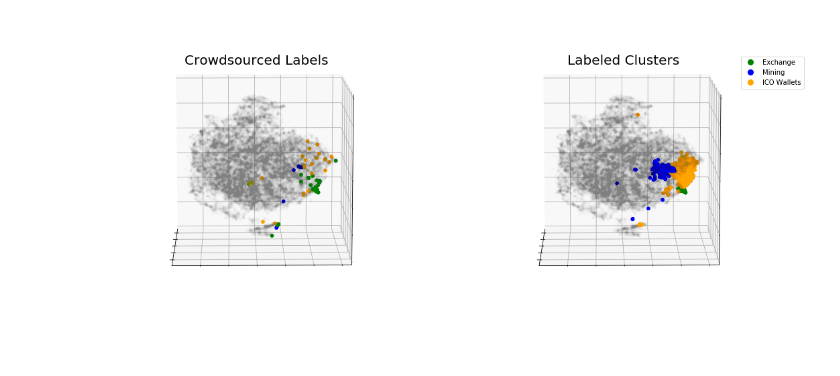
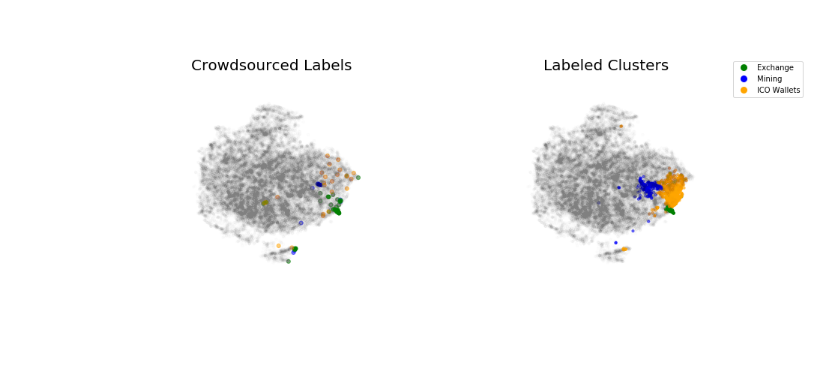
Before and after one commit to willprice221/ethereum_clustering, a Jupyter notebook: pkl.ipynb, the cells around one changed output. Saved outputs shown, nothing was run; the diff lists cells and outputs as text; code cells hidden in the pictures.

```diff
--- a/pkl.ipynb
+++ b/pkl.ipynb
@@ -76,6 +76,15 @@ def v1():
     ax.set_yticklabels([])
     ax.set_xticklabels([])
     ax.set_zticklabels([])
+    # make the panes transparent
+    ax.xaxis.set_pane_color((1.0, 1.0, 1.0, 0.0))
+    ax.yaxis.set_pane_color((1.0, 1.0, 1.0, 0.0))
+    ax.zaxis.set_pane_color((1.0, 1.0, 1.0, 0.0))
+    # make the grid lines transparent
+    ax.xaxis._axinfo["grid"]['color'] =  (1,1,1,0)
+    ax.yaxis._axinfo["grid"]['color'] =  (1,1,1,0)
+    ax.zaxis._axinfo["grid"]['color'] =  (1,1,1,0)
+    ax.set_axis_off()
 
     return fig,
 
@@ -90,7 +99,7 @@ def v2():
             lbl = categ[idx]
             color = colors[idx]
 
-            ax.scatter(tsne_results_3d[mask][:,0], tsne_results_3d[mask][:,1],tsne_results_3d[mask][:,2], s=20,c=color,alpha=1,label=('Cluster {} - "{}" '.format(c,lbl) ))
+            ax.scatter(tsne_results_3d[mask][:,0], tsne_results_3d[mask][:,1],tsne_results_3d[mask][:,2], s=10,c=color,alpha=.3,label=('Cluster {} - "{}" '.format(c,lbl) ))
         else:
             ax.scatter(tsne_results_3d[mask][:,0], tsne_results_3d[mask][:,1],tsne_results_3d[mask][:,2], c='gray',s=10, alpha=.007)
             pass
@@ -112,6 +121,18 @@ def v2():
     ax.set_yticklabels([])
     ax.set_xticklabels([])
     ax.set_zticklabels([])
+
+
+    # make the panes transparent
+    ax.xaxis.set_pane_color((1.0, 1.0, 1.0, 0.0))
+    ax.yaxis.set_pane_color((1.0, 1.0, 1.0, 0.0))
+    ax.zaxis.set_pane_color((1.0, 1.0, 1.0, 0.0))
+    # make the grid lines transparent
+    ax.xaxis._axinfo["grid"]['color'] =  (1,1,1,0)
+    ax.yaxis._axinfo["grid"]['color'] =  (1,1,1,0)
+    ax.zaxis._axinfo["grid"]['color'] =  (1,1,1,0)
+
+    ax.set_axis_off()
     ax.set_title('Labeled Clusters', fontsize=20)
     return ax,
 
@@ -145,7 +166,7 @@ def v3():
                 idx=categs.index(c)
                 color = colors[idx]
 
-                ax.scatter(tsne_results_3d[(labelmask & catmask)][:,0], tsne_results_3d[(labelmask & catmask)][:,1],tsne_results_3d[(labelmask & catmask)][:,2], s=20,c=color, alpha=1,label=lbl)
+                ax.scatter(tsne_results_3d[(labelmask & catmask)][:,0], tsne_results_3d[(labelmask & catmask)][:,1],tsne_results_3d[(labelmask & catmask)][:,2], s=25,c=color, alpha=.3,label=lbl)
 
 
 
@@ -153,6 +174,16 @@ def v3():
     ax.set_yticklabels([])
     ax.set_xticklabels([])
     ax.set_zticklabels([])
+
+    # make the panes transparent
+    ax.xaxis.set_pane_color((1.0, 1.0, 1.0, 0.0))
+    ax.yaxis.set_pane_color((1.0, 1.0, 1.0, 0.0))
+    ax.zaxis.set_pane_color((1.0, 1.0, 1.0, 0.0))
+    # make the grid lines transparent
+    ax.xaxis._axinfo["grid"]['color'] =  (1,1,1,0)
+    ax.yaxis._axinfo["grid"]['color'] =  (1,1,1,0)
+    ax.zaxis._axinfo["grid"]['color'] =  (1,1,1,0)
+    ax.set_axis_off()
     ax.set_title('Crowdsourced Labels', fontsize=20)
     return ax,
 
@@ -164,14 +195,17 @@ def v4():
     return fig,
 # %%
 # Create a figure and a 3D Axes
-fig = plt.figure(figsize=(18,8))
+fig = plt.figure(figsize=(16,8))
 ax1 = fig.add_subplot(121, projection='3d')
 ax2 = fig.add_subplot(122, projection='3d')
+
+
+plt.subplots_adjust(wspace=0, hspace=0)
 # Animate
 anim = animation.FuncAnimation(fig, animate_2, init_func=v4,
                                frames=360, interval=20, blit=True)
 
 # Save
-anim.save('tsne_dual.mp4', fps=30, extra_args=['-vcodec', 'libx264'])
+anim.save('tsne_dual_new.mp4', fps=30, extra_args=['-vcodec', 'libx264'])
 # %% [output]
-[figure, old version]
+[figure, new version]
```
Also changed, not shown: parts of 1 cell of this notebook, 2 other files.
